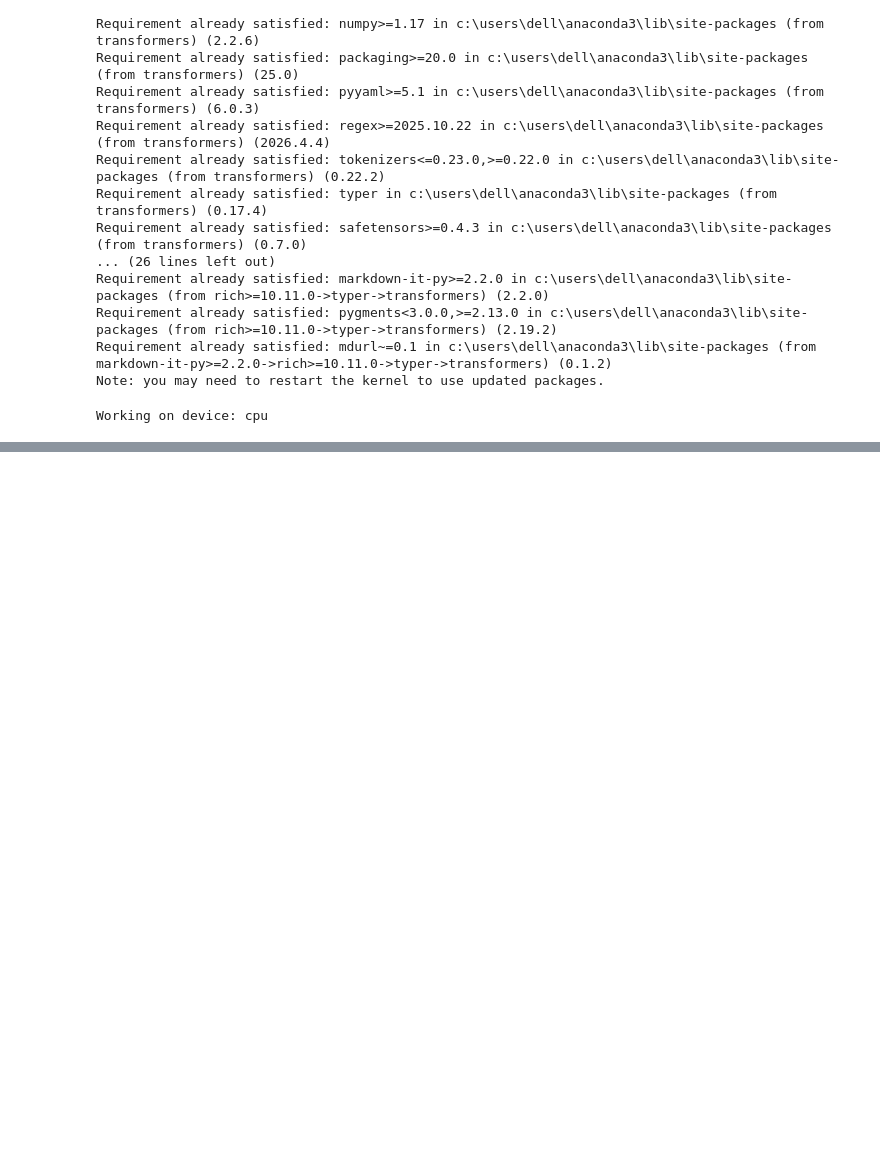
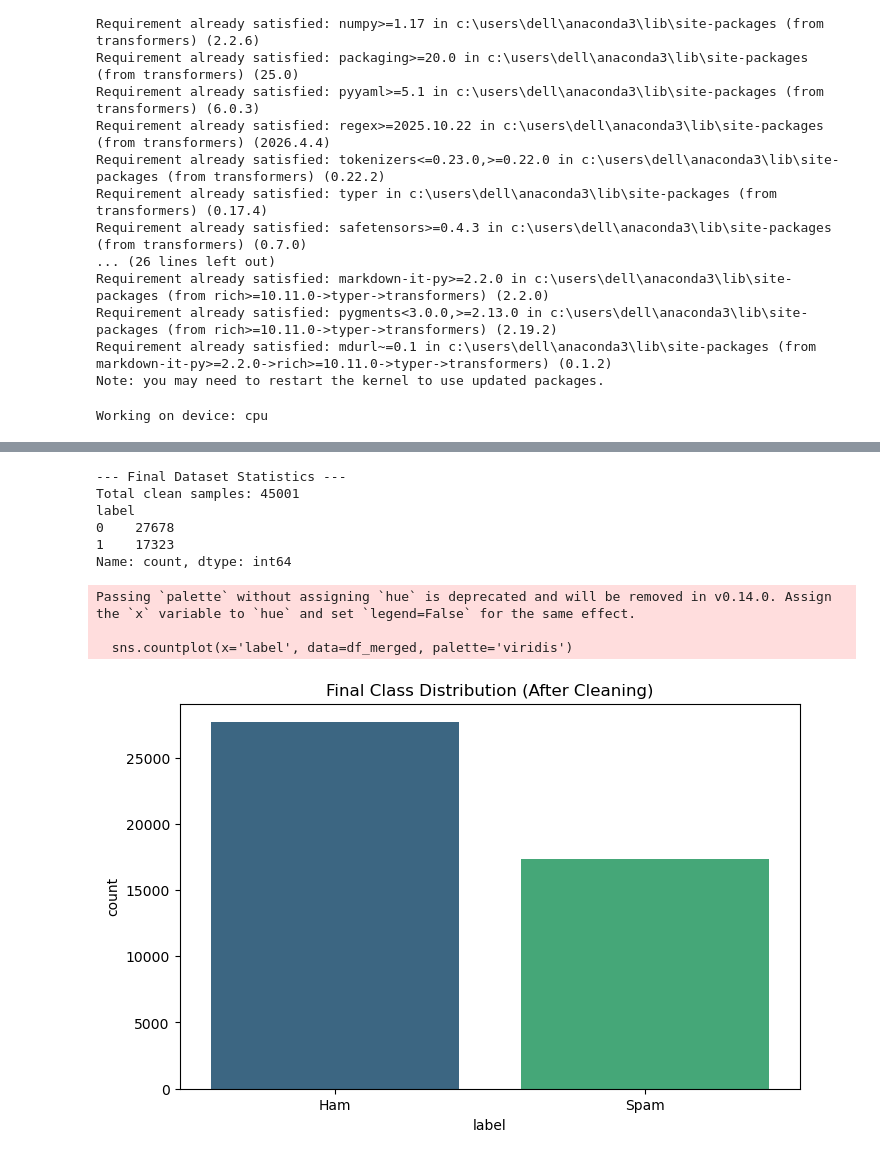
Before and after one commit to hieugia090806/Computing_Technology_Innovation_Project_COS30049, a Jupyter notebook: Website/Backend/Notebooks/SpamHam.ipynb, the cells around one changed output, grey strips where cells are left out. Drawn from its saved outputs; the diff is of its cells as text; code cells hidden in the pictures; blank space fills up the shorter version.

```diff
--- a/Website/Backend/Notebooks/SpamHam.ipynb
+++ b/Website/Backend/Notebooks/SpamHam.ipynb
@@ -79,0 +192,66 @@ Working on device: cpu
+# %%
+import re
+
+# 1. Chuẩn hóa và Gộp (Consolidation)
+df1_clean = df1[['v1', 'v2']].rename(columns={'v1': 'label', 'v2': 'text'})
+df2_clean = df2[['label', 'text']]
+df3_clean = df3[['text', 'spam']].rename(columns={'spam': 'label'})
+df3_clean['label'] = df3_clean['label'].map({0: 'ham', 1: 'spam'})
+df4_clean = df4[['Spam/Ham', 'Message']].rename(columns={'Spam/Ham': 'label', 'Message': 'text'})
+
+df_merged = pd.concat([df1_clean, df2_clean, df3_clean, df4_clean], ignore_index=True)
+
+# 2. Hàm dọn dẹp chuyên sâu cho BERT
+def deep_clean(text):
+    text = str(text).lower()
+    # Loại bỏ HTML Entities (ví dụ: &lt; # &gt;)
+    text = re.sub(r'&[a-z0-9#]+;', '', text)
+    # Loại bỏ URL
+    text = re.sub(r'http\S+|www\S+', '', text)
+    # Loại bỏ ký tự lỗi Encoding (Non-ASCII như 憯)
+    text = re.sub(r'[^\x00-\x7f]', r'', text)
+    # Loại bỏ các dòng Forwarded/Subject thừa thãi
+    text = re.sub(r'subject:|forwarded by.*|to:|cc:|from:', '', text)
+    # Loại bỏ khoảng trắng thừa
+    text = re.sub(r'\s+', ' ', text).strip()
+    return text
+
+# Thực thi dọn dẹp
+df_merged['text'] = df_merged['text'].apply(deep_clean)
+
+# 3. Xử lý Missing Values và Duplicates sau khi dọn dẹp
+# (Vì sau khi dọn dẹp, nhiều email có thể trở nên giống hệt nhau hoặc bị trống)
+df_merged.replace('', np.nan, inplace=True)
+df_merged.dropna(subset=['text', 'label'], inplace=True)
+df_merged.drop_duplicates(subset=['text'], inplace=True)
+
+# 4. Chuyển nhãn về dạng số (Mapping)
+label_map = {'ham': 0, 'spam': 1}
+df_merged['label'] = df_merged['label'].str.lower().map(label_map)
+
+# Kiểm tra kết quả cuối cùng
+print("--- Final Dataset Statistics ---")
+print(f"Total clean samples: {len(df_merged)}")
+print(df_merged['label'].value_counts())
+
+# Lưu file sạch để dùng cho training
+df_merged.to_csv('final_cleaned_dataset.csv', index=False)
+# %% [output]
+--- Final Dataset Statistics ---
+Total clean samples: 45001
+label
+0    27678
+1    17323
+Name: count, dtype: int64
+# %%
+plt.figure(figsize=(8, 5))
+sns.countplot(x='label', data=df_merged, palette='viridis')
+plt.title('Final Class Distribution (After Cleaning)')
+plt.xticks([0, 1], ['Ham', 'Spam'])
+plt.savefig('../Figures/final_distribution.png')
+plt.show()
+# %% [output]
+Passing `palette` without assigning `hue` is deprecated and will be removed in v0.14.0. Assign the `x` variable to `hue` and set `legend=False` for the same effect.
+
+  sns.countplot(x='label', data=df_merged, palette='viridis')
+[figure, added]
```
Also changed, not shown: parts of 8 cells of this notebook, 7 other files.
